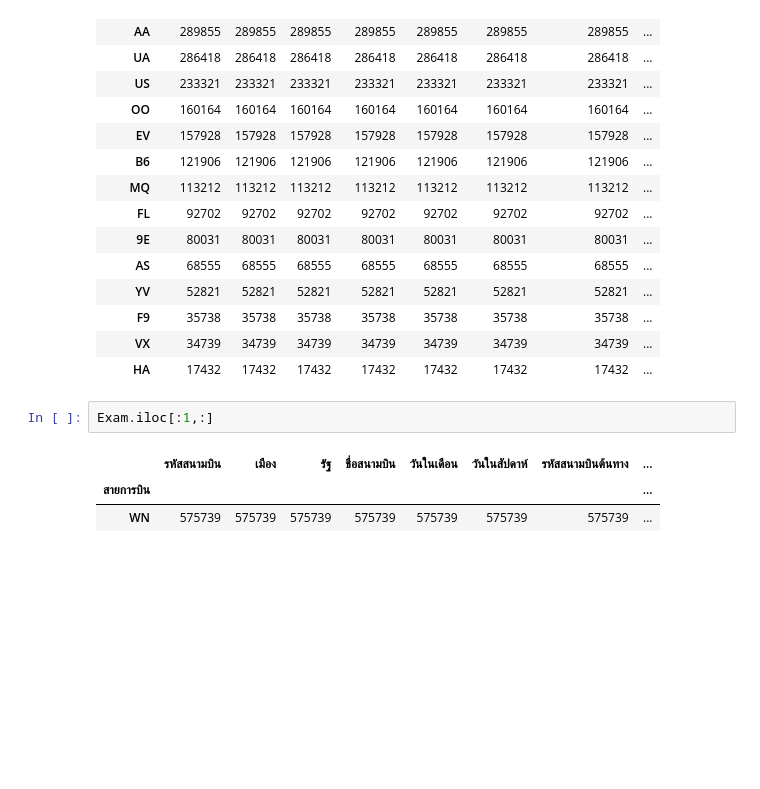
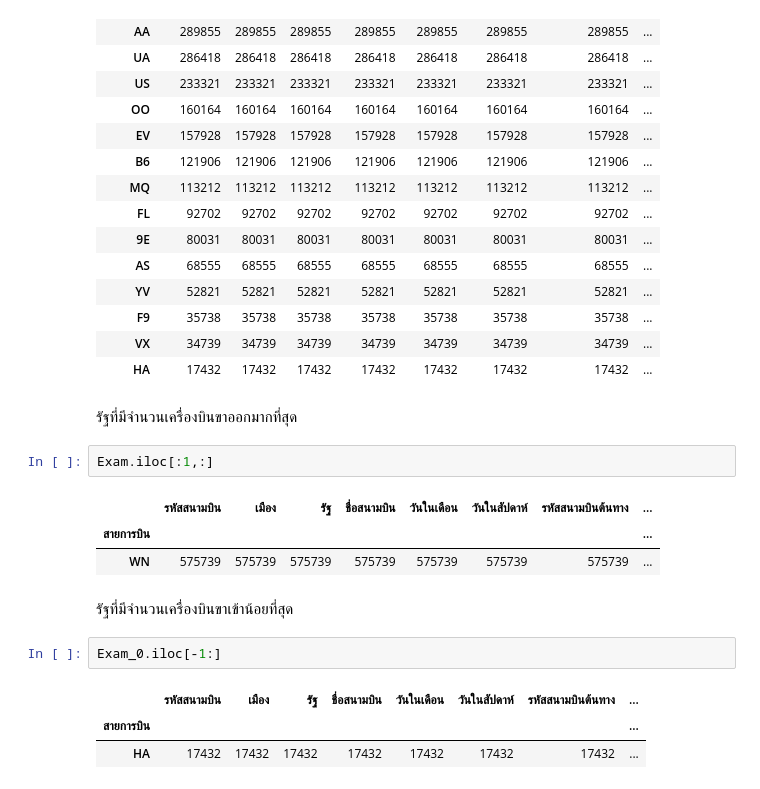
Before and after one commit to khanittha-phusopha/DWDM21, a Jupyter notebook: MiniExam.ipynb, the cells around one changed output. Cells and saved outputs as stored; diff of their text form; blank space fills up the shorter version.

Commit message:
Mini exam

```diff
--- a/MiniExam.ipynb
+++ b/MiniExam.ipynb
@@ -231,9 +231,20 @@ Exam
 | F9 | 35738 | 35738 | 35738 | 35738 | 35738 | 35738 | 35738 | ... |
 | VX | 34739 | 34739 | 34739 | 34739 | 34739 | 34739 | 34739 | ... |
 | HA | 17432 | 17432 | 17432 | 17432 | 17432 | 17432 | 17432 | ... |
+# %% [markdown]
+รัฐที่มีจำนวนเครื่องบินขาออกมากที่สุด
 # %%
 Exam.iloc[:1,:]
 # %% [output]
 |  | รหัสสนามบิน | เมือง | รัฐ | ชื่อสนามบิน | วันในเดือน | วันในสัปดาห์ | รหัสสนามบินต้นทาง | ... |
 | สายการบิน |  |  |  |  |  |  |  | ... |
 | WN | 575739 | 575739 | 575739 | 575739 | 575739 | 575739 | 575739 | ... |
+# %% [markdown]
+
+รัฐที่มีจำนวนเครื่องบินขาเข้าน้อยที่สุด
+# %%
+Exam_0.iloc[-1:]
+# %% [output]
+|  | รหัสสนามบิน | เมือง | รัฐ | ชื่อสนามบิน | วันในเดือน | วันในสัปดาห์ | รหัสสนามบินต้นทาง | ... |
+| สายการบิน |  |  |  |  |  |  |  | ... |
+| HA | 17432 | 17432 | 17432 | 17432 | 17432 | 17432 | 17432 | ... |
```
